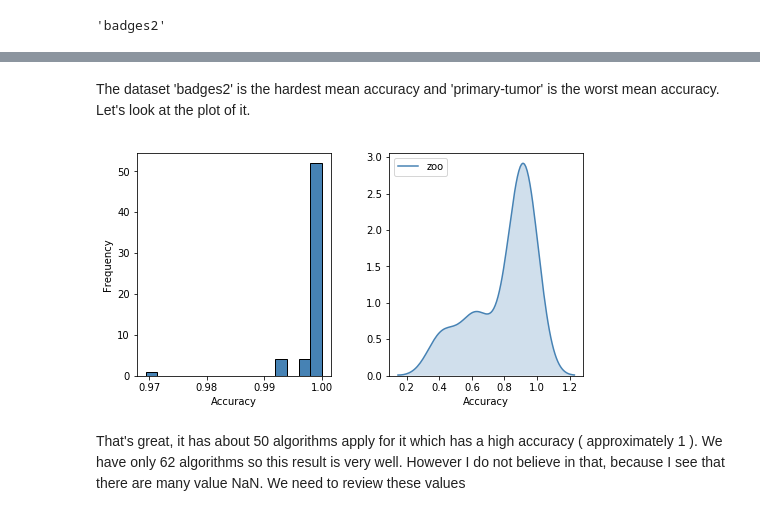
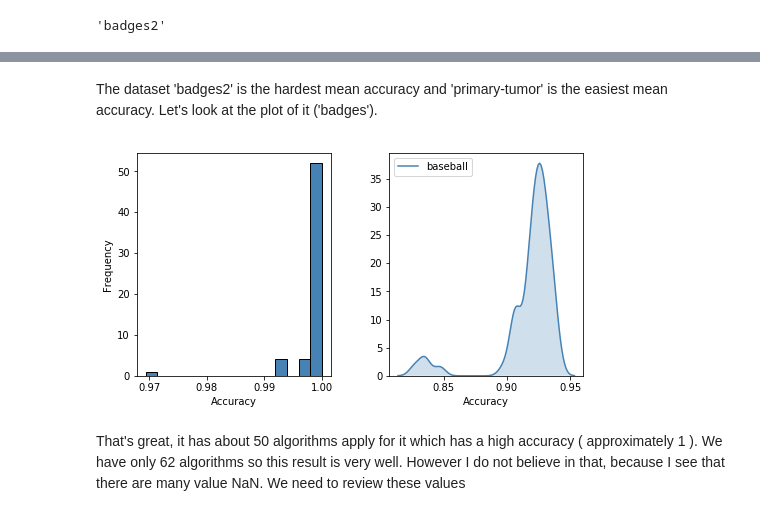
Before and after one commit to greeneley/visualisation_accuracy_algorithm, a Jupyter notebook: Accuracy_analysis.ipynb, the cells around one changed output, grey strips where cells are left out. Drawn from its saved outputs; the diff is of its cells as text; code cells hidden in the pictures.

```diff
--- a/Accuracy_analysis.ipynb
+++ b/Accuracy_analysis.ipynb
@@ -109,25 +109,25 @@ mushroom                      0.996228
 badges2                       0.998830
 Length: 72, dtype: float64
 # %% [markdown]
-The dataset 'badges2' is the hardest mean accuracy and 'primary-tumor' is the worst mean accuracy. Let's look at the plot of it.
+The dataset 'badges2' is the hardest mean accuracy and 'primary-tumor' is the easiest mean accuracy. Let's look at the plot of it ('badges').
 # %%
 # Histogram
 
 fig = plt.figure(figsize=(8, 4)) # Create a new figure with the size 8x4 (unit:inch)
 fig.subplots_adjust(top=0.9, wspace=0.3) # Set the position of title
 ax = fig.add_subplot(1,2,1) # We'll have 2 subplot, histogram plot is on the left
 ax.set_xlabel('Accuracy') # Set the name axis-x
 ax.set_ylabel('Frequency') # Set the name axis-y
 freq, bins, patches = ax.hist(data_history['badges2'], color='steelblue',
                               bins=15, edgecolor='black', linewidth=1)
 
 # Density Plot
 fig.subplots_adjust(top=0.9, wspace=0.3)
 ax1 = fig.add_subplot(1,2,2) # density Plot is on the right
 ax1.set_xlabel('Accuracy')
-warning = sns.kdeplot(data_history.iloc[:,i], ax=ax1, shade=True, color='steelblue')
+warning = sns.kdeplot(data_history.iloc[:,8], ax=ax1, shade=True, color='steelblue')
 # %% [output]
-[figure, old version]
+[figure, new version]
 # %% [markdown]
 That's great, it has about 50 algorithms apply for it which has a high accuracy ( approximately 1 ). We have only 62 algorithms so this result is very well. However I do not believe in that, because I see that there are many value NaN. We need to review these values
 # %% [markdown]
```
Also changed, not shown: 7 other files.
